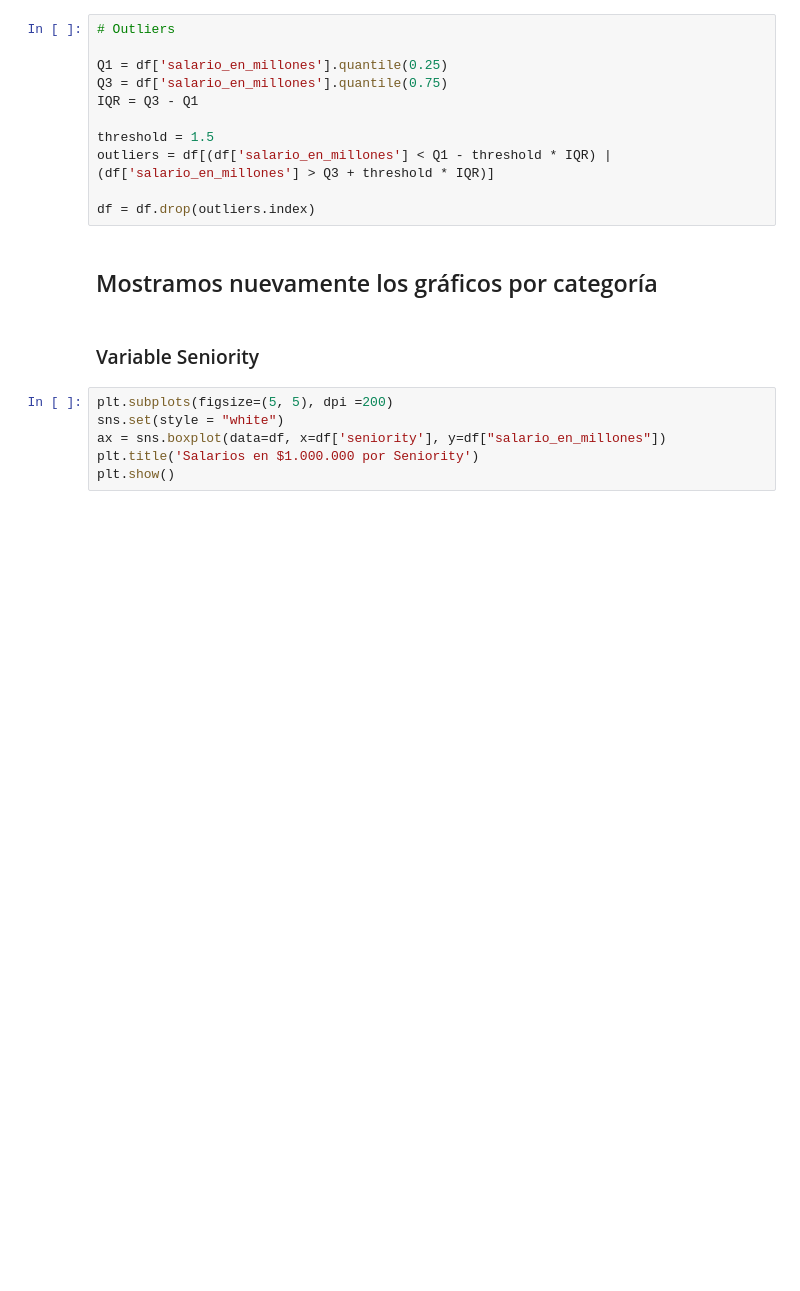
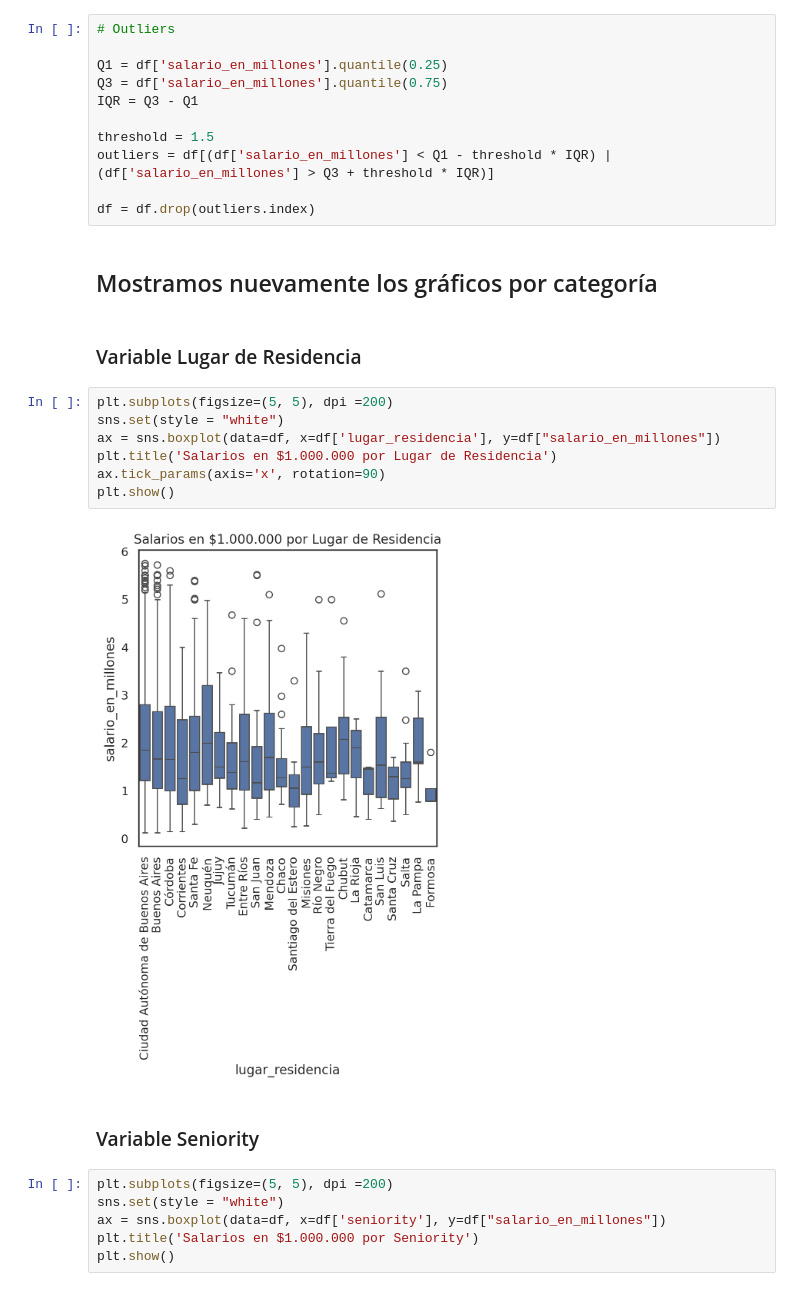
Before and after one commit to mauriciobergallo/coderhouse-datascience, a Jupyter notebook: ProyectoDS_EncuestaSalarial_BergalloMauricio.ipynb, the cells around one changed output. Drawn from its saved outputs; the diff is of its cells as text; blank space fills up the shorter version.

```diff
--- a/ProyectoDS_EncuestaSalarial_BergalloMauricio.ipynb
+++ b/ProyectoDS_EncuestaSalarial_BergalloMauricio.ipynb
@@ -627,6 +616,17 @@ outliers = df[(df['salario_en_millones'] < Q1 - threshold * IQR) | (df['salario_
 df = df.drop(outliers.index)
 # %% [markdown]
 ## Mostramos nuevamente los gráficos por categoría
+# %% [markdown]
+### Variable Lugar de Residencia
+# %%
+plt.subplots(figsize=(5, 5), dpi =200)
+sns.set(style = "white")
+ax = sns.boxplot(data=df, x=df['lugar_residencia'], y=df["salario_en_millones"])
+plt.title('Salarios en $1.000.000 por Lugar de Residencia')
+ax.tick_params(axis='x', rotation=90)
+plt.show()
+# %% [output]
+[figure, added]
 # %% [markdown]
 ### Variable Seniority
 # %%
```
Also changed, not shown: parts of 32 cells of this notebook.
